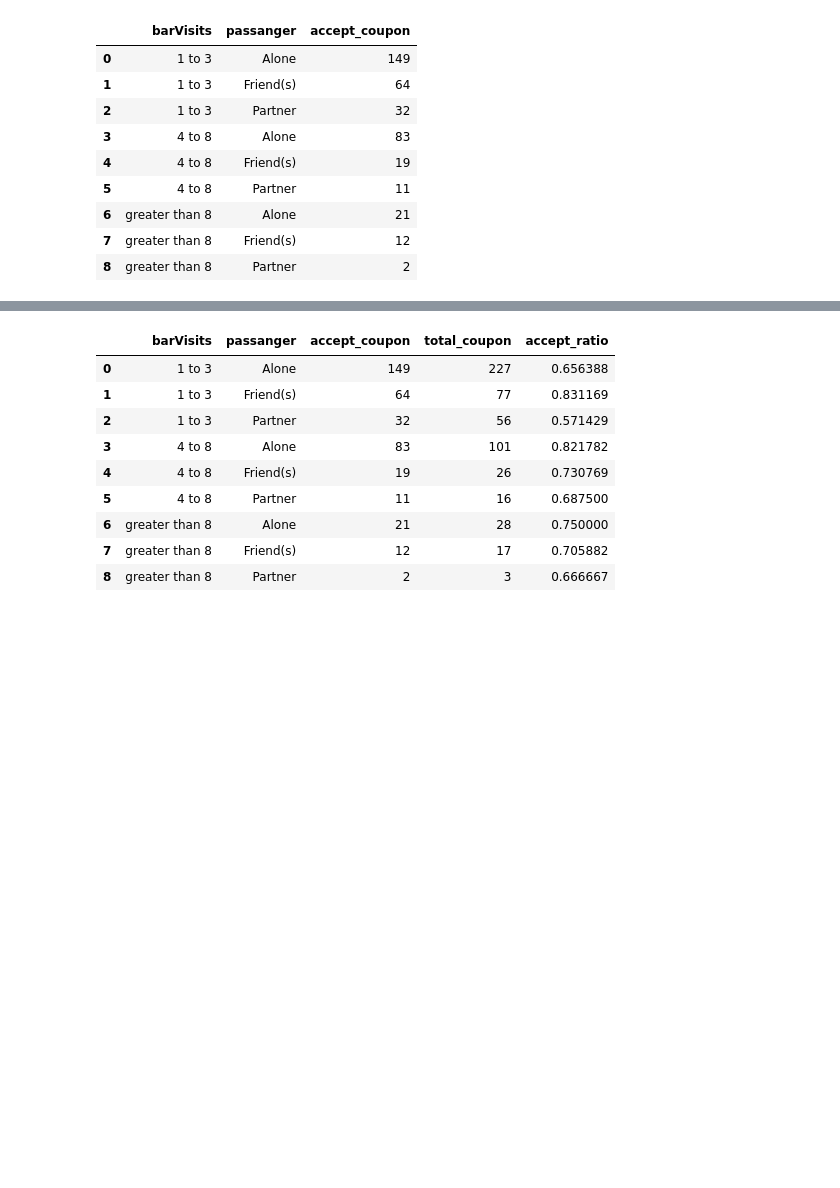
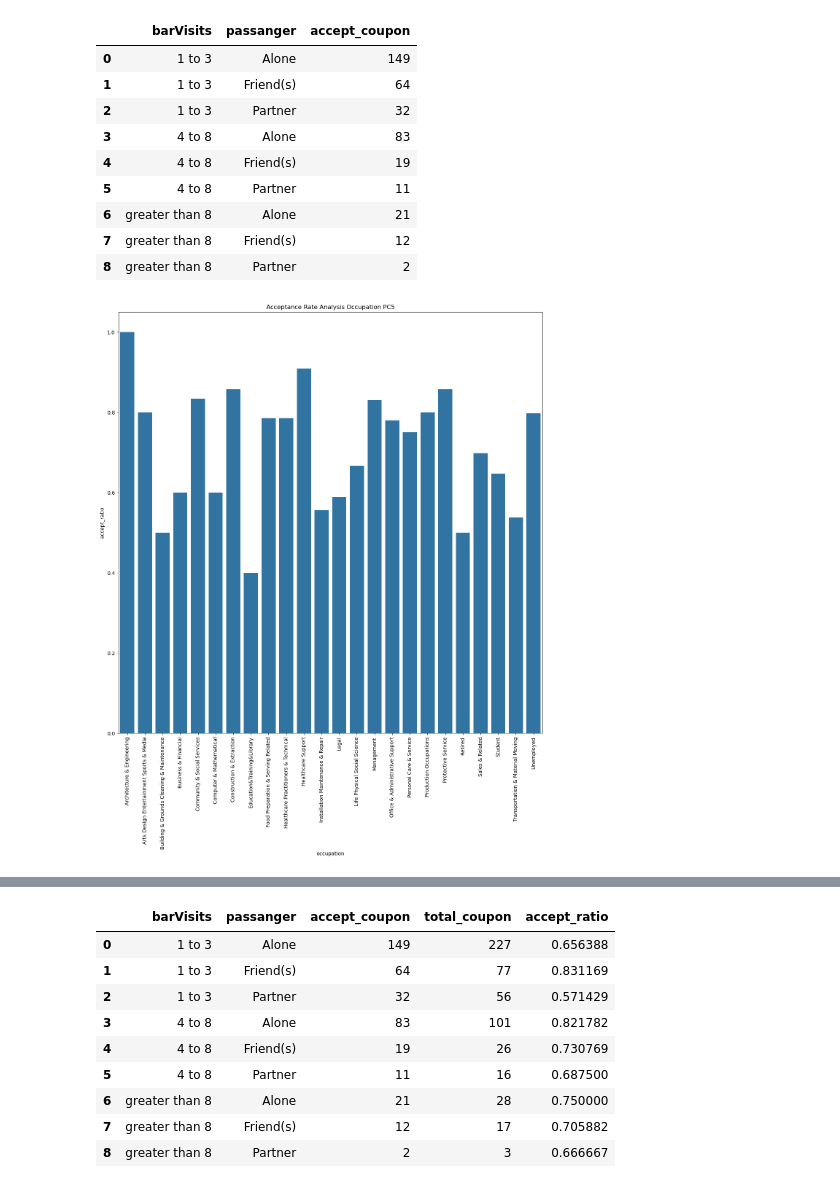
Before and after one commit to vasank201/coupon, a Jupyter notebook: prompt.ipynb, the cells around one changed output, grey strips where cells are left out. Cells and saved outputs as stored; diff of their text form; code cells hidden in the pictures; blank space fills up the shorter version.

```diff
--- a/prompt.ipynb
+++ b/prompt.ipynb
@@ -352,6 +353,27 @@ bar_accept_data
 | 6 | greater than 8 | Alone | 21 |
 | 7 | greater than 8 | Friend(s) | 12 |
 | 8 | greater than 8 | Partner | 2 |
+# %%
+bar_data_df = bar_data.query('coupon == "Bar"')
+bar_accept_data_occ = None
+bar_accept_data_occ = bar_data_df.query("accept_coupon == 1 and barVisits in @barVisitsfilter41 and passanger == @passfilter and occupation != @occfilter")[["occupation"]].groupby(by = ["occupation"]).value_counts().reset_index()
+bar_accept_data_occ = bar_accept_data_occ.rename(columns={'count':'accept_coupon'})
+# %%
+bar_data_df = bar_data.query('coupon == "Bar"')
+bar_total_data_occ = None
+bar_total_data_occ = bar_data_df.query("barVisits in @barVisitsfilter41 and passanger == @passfilter and occupation != @occfilter")[["occupation"]].groupby(by = ["occupation"]).value_counts().reset_index()
+bar_total_data_occ = bar_total_data_occ.rename(columns={'count':'total_coupon'})
+bar_accept_data_occ["total_coupon"] = bar_total_data_occ["total_coupon"]
+# %%
+bar_accept_data_occ["accept_ratio"] = bar_accept_data_occ["accept_coupon"]/bar_accept_data_occ["total_coupon"]
+bar_accept_data_occ
+plt.figure(figsize=(15,15))
+plt.xticks(rotation = 90)
+ax50 = sns.barplot(data=bar_accept_data_occ,x="occupation",y="accept_ratio",errorbar=None)
+ax50.set_title("Acceptance Rate Analysis Occupation PC5")
+plt.savefig("./images/acceptancerate50.png")
+# %% [output]
+[figure, added]
 # %%
 bar_data_df = bar_data.query('coupon == "Bar"')
 bar_total_data = bar_data_df.query("barVisits in @barVisitsfilter41 and passanger == @passfilter and occupation != @occfilter")[["barVisits","passanger"]].groupby(by = ["barVisits","passanger",]).value_counts().reset_index()
```
Also changed, not shown: parts of 12 cells of this notebook.
